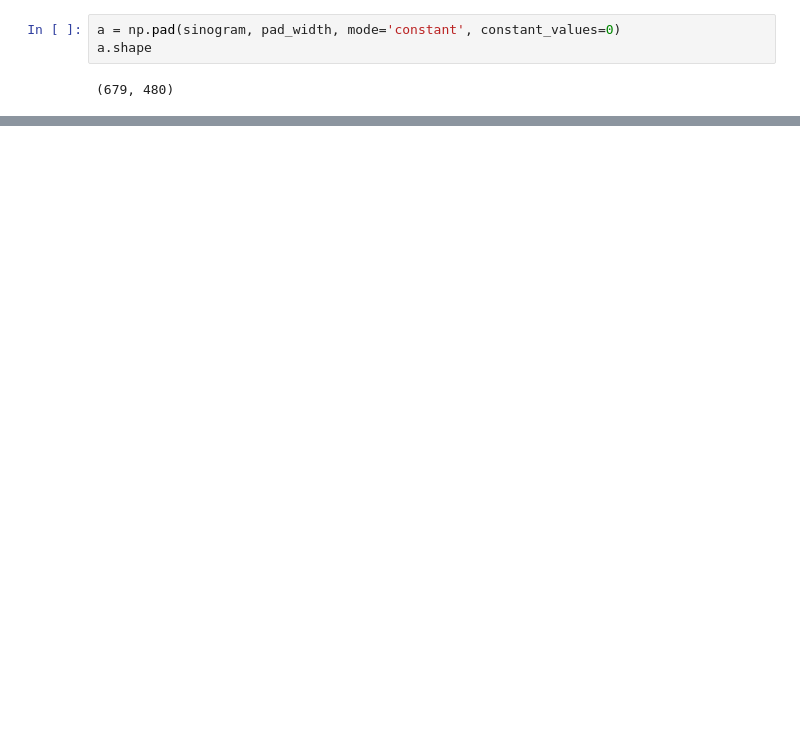
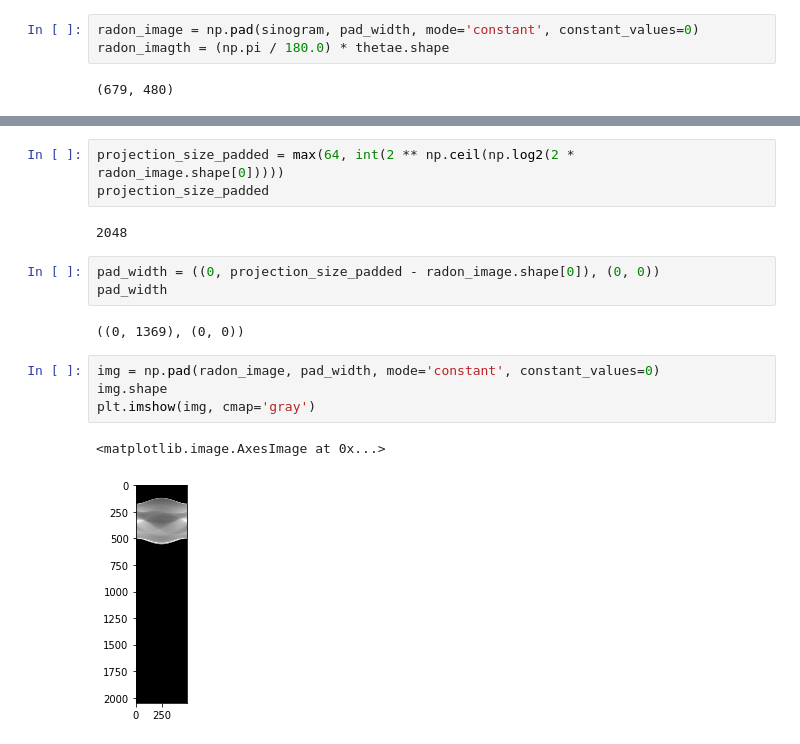
Before and after one commit to SachinG007/ct-image-reconstruction, a Jupyter notebook: jupyter_notebooks/Testing_Darshan.ipynb, the cells around one changed output, grey strips where cells are left out. Cells and saved outputs as stored; diff of their text form; blank space fills up the shorter version.

```diff
--- a/jupyter_notebooks/Testing_Darshan.ipynb
+++ b/jupyter_notebooks/Testing_Darshan.ipynb
@@ -42,6 +60,6 @@ pad_width = ((pad_before, pad - pad_before), (0, 0))
 # %%
-a = np.pad(sinogram, pad_width, mode='constant', constant_values=0)
-a.shape
+radon_image = np.pad(sinogram, pad_width, mode='constant', constant_values=0)
+radon_imagth = (np.pi / 180.0) * thetae.shape
 # %% [output]
 (679, 480)
 # %%
@@ -51,0 +112,17 @@ plt.imshow(a,cmap = 'gray')
+# %%
+projection_size_padded = max(64, int(2 ** np.ceil(np.log2(2 * radon_image.shape[0]))))
+projection_size_padded
+# %% [output]
+2048
+# %%
+pad_width = ((0, projection_size_padded - radon_image.shape[0]), (0, 0))
+pad_width
+# %% [output]
+((0, 1369), (0, 0))
+# %%
+img = np.pad(radon_image, pad_width, mode='constant', constant_values=0)
+img.shape
+plt.imshow(img, cmap='gray')
+# %% [output]
+<matplotlib.image.AxesImage at 0x...>
+[figure, added]
```
Also changed, not shown: parts of 16 cells of this notebook.
